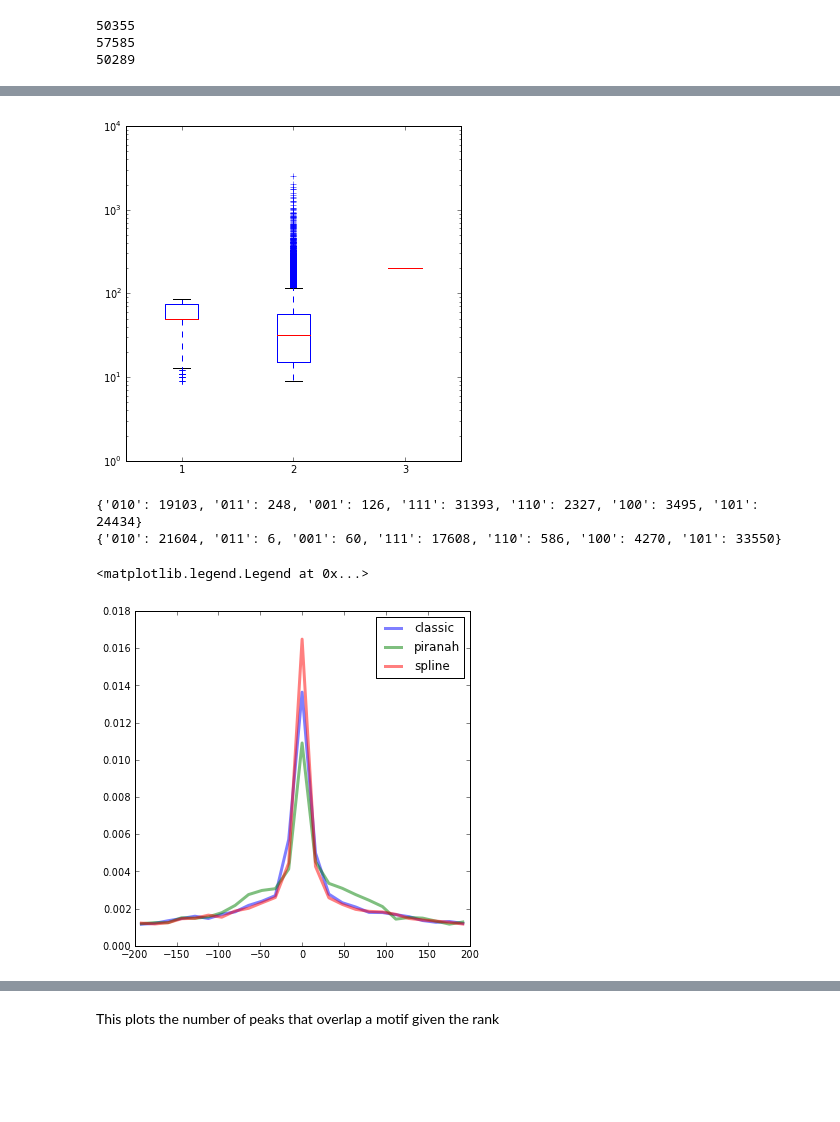
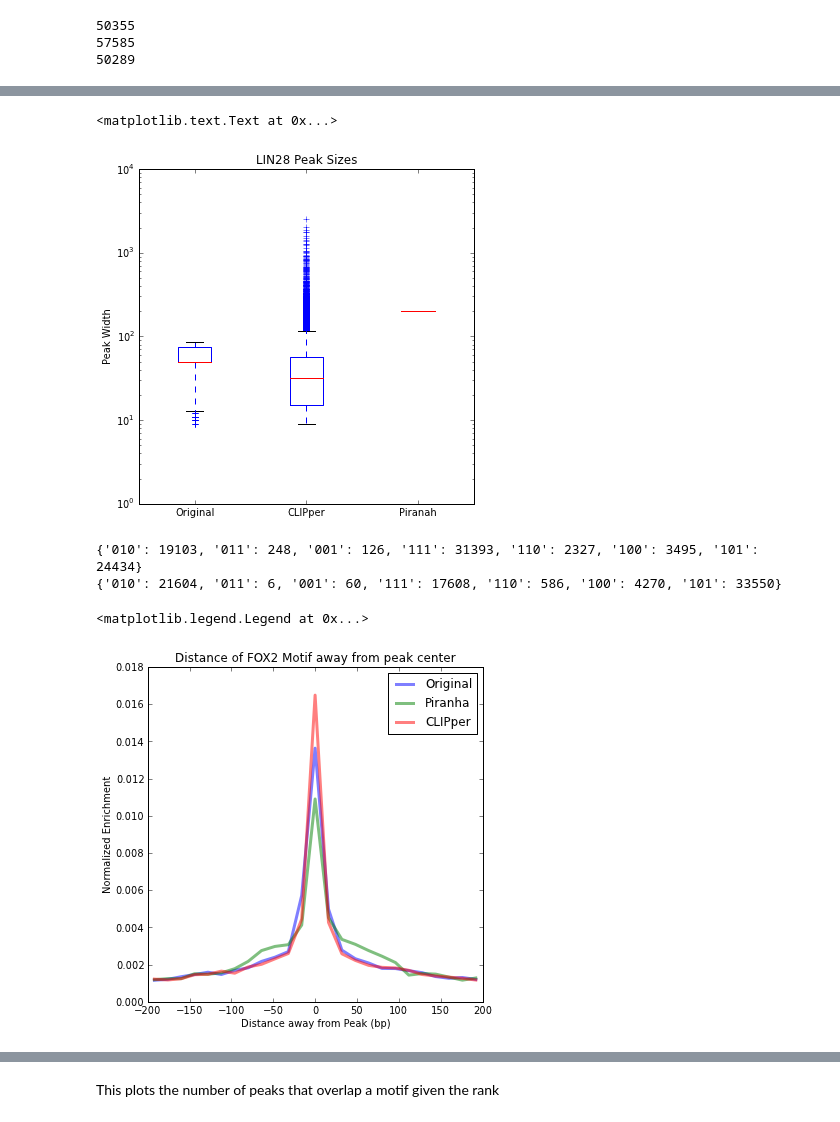
Before and after one commit to gpratt/iPython_Notebook, a Jupyter notebook: CLIPper_Analysis.ipynb, the cells around one changed output, grey strips where cells are left out. Drawn from its saved outputs; the diff is of its cells as text; code cells hidden in the pictures; blank space fills up the shorter version.

```diff
--- a/CLIPper_Analysis.ipynb
+++ b/CLIPper_Analysis.ipynb
@@ -101,8 +108,12 @@ spline_lengths = [x.length for x in LIN28_spline]
 piranah_lengths = [x.length for x in LIN28_piranah]
 boxplot([classic_lengths, spline_lengths, piranah_lengths] )
 yscale("log")
+xticks(range(1,4), ["Original", "CLIPper", "Piranha"])
+title("LIN28 Peak Sizes")
+ylabel("Peak Width")
 # %% [output]
+<matplotlib.text.Text at 0x...>
-[figure, old version]
+[figure, new version]
 # %%
 print LIN28_sizes
 print FOX2_sizes
@@ -113,19 +124,22 @@ print FOX2_sizes
 # %%
 y, x =  numpy.histogram([int(interval[-1]) for interval in FOX2_classic_dist], range=(-200, 200), bins=25, normed=True)
 x = [(x[n] + x[n+1]) / 2 for n in range(len(x) - 1)]
-plot(x,y, label="classic", alpha=.5, linewidth=3)
+plot(x,y, label="Original", alpha=.5, linewidth=3)
 
 y, x =  numpy.histogram([int(interval[-1]) for interval in FOX2_piranah_dist], range=(-200, 200), bins=25, normed=True)
 x = [(x[n] + x[n+1]) / 2 for n in range(len(x) - 1)]
-plot(x,y, label="piranah", alpha=.5, linewidth=3)
+plot(x,y, label="Piranha", alpha=.5, linewidth=3)
 
 y, x =  numpy.histogram([int(interval[-1]) for interval in FOX2_spline_dist], range=(-200, 200), bins=25, normed=True)
 x = [(x[n] + x[n+1]) / 2 for n in range(len(x) - 1)]
-plot(x,y, label="spline", alpha=.5, linewidth=3)
+plot(x,y, label="CLIPper", alpha=.5, linewidth=3)
+xlabel("Distance away from Peak (bp)")
+ylabel("Normalized Enrichment")
+title("Distance of FOX2 Motif away from peak center")
 legend()
 # %% [output]
 <matplotlib.legend.Legend at 0x...>
-[figure, old version]
+[figure, new version]
 # %%
 y, x =  numpy.histogram([int(interval[-1]) for interval in LIN28_classic_dist], range=(-200, 200), bins=25, normed=True)
 x = [(x[n] + x[n+1]) / 2 for n in range(len(x) - 1)]
```
Also changed, not shown: parts of 20 cells of this notebook, 8 other files.
